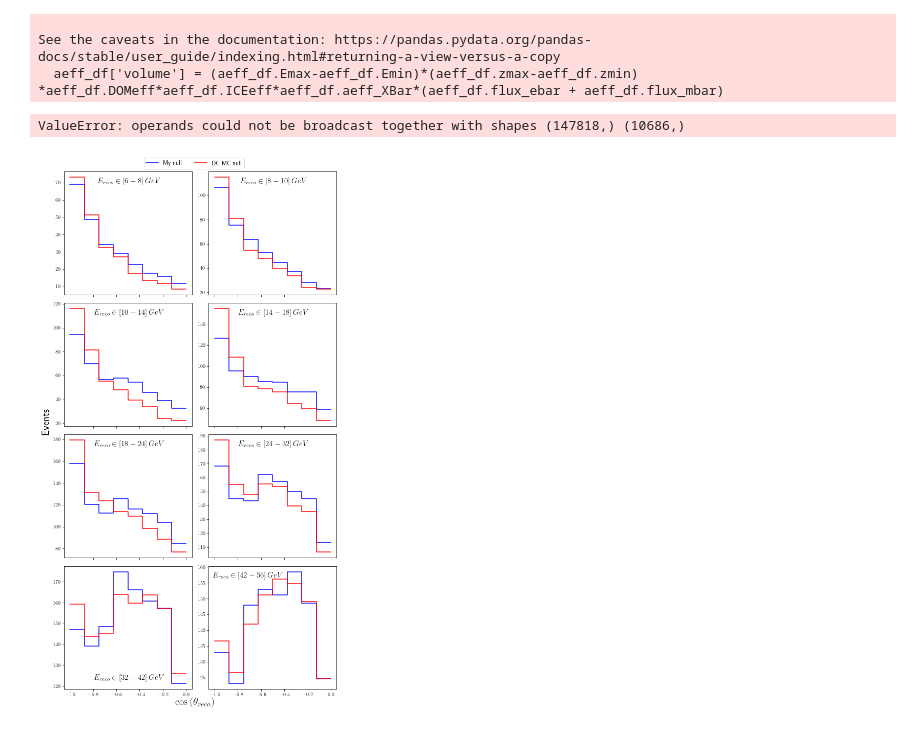
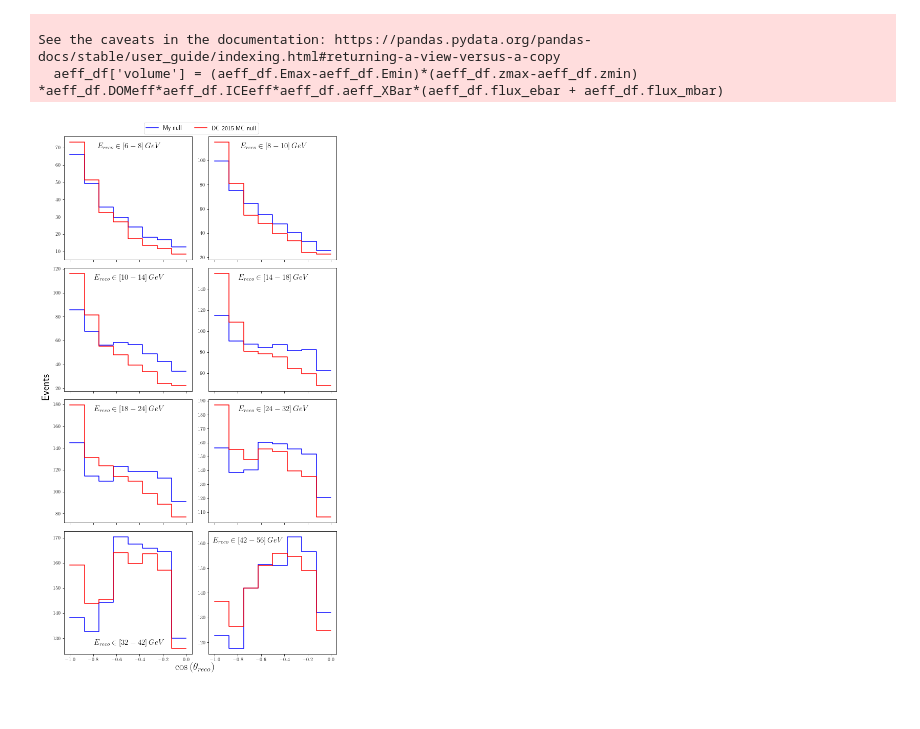
Before and after one commit to Sjoeborg/thesis, a Jupyter notebook: notebooks/DC/inspectDataDC.ipynb, the cells around one changed output. Drawn from its saved outputs; the diff is of its cells as text; code cells hidden in the pictures.

```diff
--- a/notebooks/DC/inspectDataDC.ipynb
+++ b/notebooks/DC/inspectDataDC.ipynb
@@ -23,0 +25,2 @@ matplotlib.rc('text.latex', preamble=r'\usepackage{amsmath}')
+# %%
+df = pd.read_csv(f'./src/data/files/DC/2018/sample_b/neutrino_mc.csv', dtype=np.float64)
@@ -116,7 +260,7 @@ MC_list = DC2015_MC()
 MC_2015 = DC2015_MC()
 MC_2018 = DC2018_MC()
 events_2015 = DC2015_event_data()
-events_2018 = DC2015_event_data()
+events_2018 = DC2018_event_data()
 res_E = np.sum(res,axis=0)
 res_z = np.sum(res,axis=1)
 MC2015_E = np.sum(MC_2015,axis=1)
@@ -128,30 +272,28 @@ data2018_E = np.sum(events_2018,axis=0).values
 data2018_z = np.sum(events_2018,axis=1).values
 data2015_E = np.sum(events_2015.events,axis=0).values
 data2015_z = np.sum(events_2015.events,axis=1).values
-# %% [output]
-ValueError: operands could not be broadcast together with shapes (147818,) (10686,)
 # %%
 from scipy.optimize import leastsq
 fig, ax = plt.subplots(4,2, sharex=True, squeeze=True, figsize=(8,15))
 ax = ax.flatten()
 zreco_midpoints = zreco[0:-1] +np.diff(zreco)/2
 title_pos = [(0.5,0.88)]*8
 title_pos[6] = (0.5,0.05)
 title_pos[7] = (0.3,0.88)
 Ebins = Ereco.astype(int)
 for i in range(8):
-    norms = leastsq(lambda x:x*res[:,i]-MC_list[i], x0=10)[0]
+    norms = leastsq(lambda x:x*res[:,i]-MC_2015[i], x0=10)[0]
     res_hist = to_hist(res[:,i]*norms)
-    MC_hist = to_hist(MC_list[i])
+    MC_hist = to_hist(MC_2015[i])
     data = DC2015_event_data().events.iloc[:,i].values
     ax[i].step(zreco, res_hist, where='post', label='My null', color='blue')
     ax[i].step(zreco, MC_hist, where='post', label='DC 2015 MC null', color='red')
     #ax[i].scatter(zreco_midpoints, data, label='DC data', color='black')
     ax[i].set_title(rf'$E_{{reco}} \in [{Ebins[i]}-{Ebins[i+1]}] \, GeV$',x = title_pos[i][0], y = title_pos[i][1], fontsize=15)
 handles, labels = ax[0].get_legend_handles_labels()
 fig.legend(handles, labels, loc=(0.35,0.97), ncol=3, fontsize=12)
 fig.suptitle(r'$\cos{(\theta_{{reco}})}$',y=0.01,fontsize=20)
 fig.tight_layout()
 _=ax[4].set_ylabel('Events', fontsize=20, x=-1.1,y=1.1)
 # %% [output]
-[figure, old version]
+[figure, new version]
```
Also changed, not shown: parts of 21 cells of this notebook, 3 other files.
